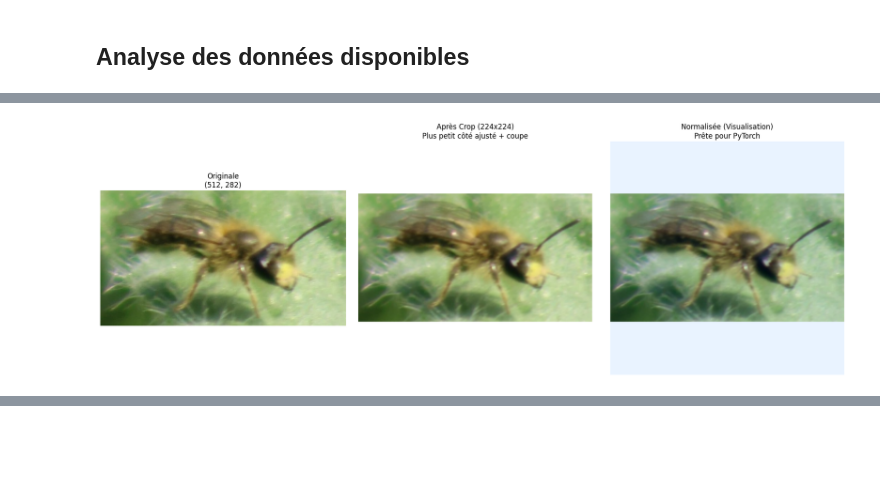
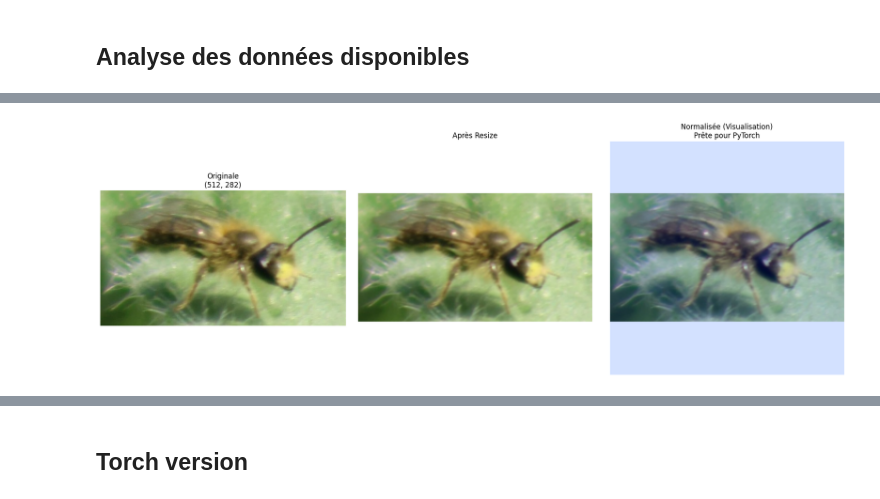
Before and after one commit to alextonon/Hackaton_abeilles_tigres, a Jupyter notebook: notebooks/preprocesing.ipynb, the cells around one changed output, grey strips where cells are left out. Drawn from its saved outputs; the diff is of its cells as text; code cells hidden in the pictures; blank space fills up the shorter version.

```diff
--- a/notebooks/preprocesing.ipynb
+++ b/notebooks/preprocesing.ipynb
@@ -110,35 +104,36 @@ class Preprocessor:
         img_tensor = img_array.transpose(2, 0, 1) # Convertir de (H, W, C) à (C, H, W) pour torch
         return img_tensor
 # %%
+%%time
 image = "/home/alexandre-tonon/SDD/Hackathons/Hackaton_abeilles_tigres/data/train/Andrena aerinifrons/0dd958b3b7431b1da1cdcffb7f310bf188f421c0.jpg"
-preprocessor = Preprocessor(mean=[0.485, 0.456, 0.406], std=[0.229, 0.224, 0.225])
+preprocessor = Preprocessor()
 
 fig, axes = plt.subplots(1, 3, figsize=(18, 6))
 
 with Image.open(image).convert('RGB') as img:
     axes[0].imshow(img)
     axes[0].set_title(f"Originale\n{img.size}")
 
     resized_img = preprocessor.resize_img(img, method="pad", target_size=(224, 224))
     axes[1].imshow(resized_img)
     axes[1].set_title("Après Resize")
 
     img_array = np.array(resized_img) / 255.0
     normalized_array = preprocessor.normalize(img_array)
 
     display_norm = (normalized_array - normalized_array.min()) / (normalized_array.max() - normalized_array.min())
     axes[2].imshow(display_norm)
     axes[2].set_title("Normalisée (Visualisation)\nPrête pour PyTorch")
 
 for ax in axes:
     ax.axis('off')
 
 plt.tight_layout()
 plt.show()
 
 # 4. Vérification des données pour Torch
 print(f"Shape finale: {normalized_array.shape}")
 print(f"Valeur moyenne après normalisation: {normalized_array.mean():.4f} (proche de 0)")
 # %% [output]
-[figure, old version]
+[figure, new version]
 Shape finale: (224, 224, 3)
@@ -145,0 +143,2 @@ Valeur moyenne après normalisation: 1.2657 (proche de 0)
+# %% [markdown]
+## Torch version
```
Also changed, not shown: parts of 4 cells of this notebook, 3 other files.
